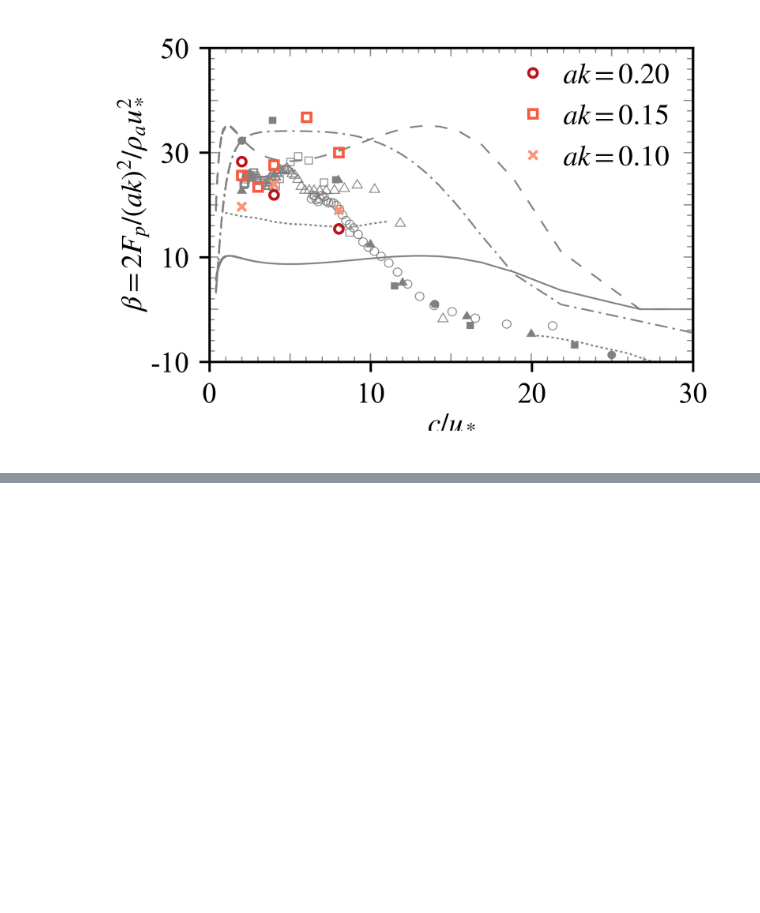
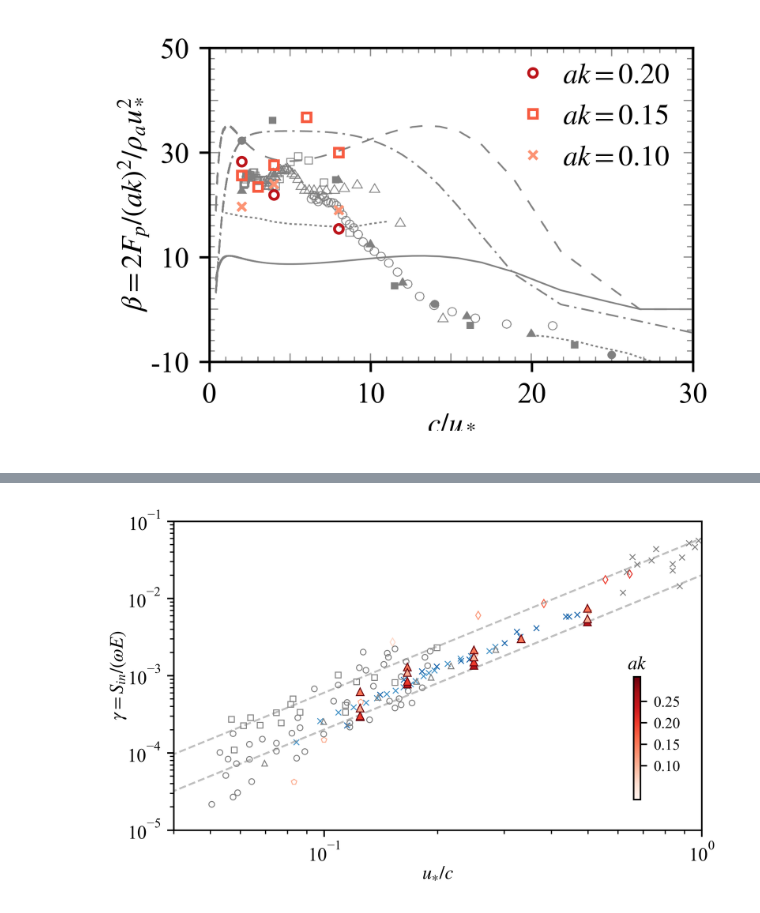
Before and after one commit to DeikeLab/jiarongw-postprocessing, a Jupyter notebook: jupyter_notebook/project_specific/turbulence/ComparisonLiterature.ipynb, the cells around one changed output, grey strips where cells are left out. Saved outputs shown, nothing was run; the diff lists cells and outputs as text; code cells hidden in the pictures; blank space fills up the shorter version.

```diff
--- a/jupyter_notebook/project_specific/turbulence/ComparisonLiterature.ipynb
+++ b/jupyter_notebook/project_specific/turbulence/ComparisonLiterature.ipynb
@@ -271,0 +273,87 @@ fig.savefig('figures_jfm/Melville_comp.eps', bbox_inches='tight', pad_inches=0.1
+# %%
+""" Plot the energy (but change the background!)"""
+fig = plt.figure(figsize=[5,3]); ax = plt.gca()
+
+""" All other data """
+# Kihara 2007
+Kihara = pd.read_csv('otherdata/beta/Kihara2007.csv', names=['CU', 'beta'], delimiter = ',')
+Kihara = Kihara.sort_values(by='CU', ascending=True)
+ax.plot(1/Kihara.CU, Kihara.beta/Kihara.CU**2/850, marker='p', mfc='none',
+        lw=0, markersize=3, markeredgewidth=0.5, color=cmap(33), alpha=1)
+# Yang 2013: LES with broadband spectrum
+Yang2013_CU6 = pd.read_csv('otherdata/beta/Yang2013_CU6.csv', names=['CU', 'beta'], delimiter = ',')
+Yang2013_CU10 = pd.read_csv('otherdata/beta/Yang2013_CU10.csv', names=['CU', 'beta'], delimiter = ',')
+ax.plot(1/Yang2013_CU6['CU'], Yang2013_CU6['beta']/Yang2013_CU6['CU']**2/850, marker='x', mfc='none',
+        lw=0, markersize=3, markeredgewidth=0.5, color=cmap(15), alpha=1)
+ax.plot(1/Yang2013_CU10['CU'], Yang2013_CU10['beta']/Yang2013_CU10['CU']**2/850, marker='x', mfc='none',
+        lw=0, markersize=3, markeredgewidth=0.5, color=cmap(13), alpha=1)
+# Buckley 2020
+UC = np.array((0.152,0.256,0.382,0.556,0.645))
+beta = np.array((0.017, 0.038, 0.054, 0.11, 0.13))
+ak = np.array((0.06, 0.12, 0.17, 0.2, 0.21)) # color value 0.2 ->
+for (UC_,beta_,ak_) in zip(UC,beta,ak):
+    cchoice = plt.get_cmap('Reds')((ak_-0.075)/(0.25-0.075)*0.6+0.2) ### RESCALE!
+    plt.plot(UC_, beta_/2/np.pi, marker='d', mfc='none',
+             lw=0, markersize=3, markeredgewidth=0.5, color=cchoice)
+# Add color bar
+
+# Plants 1982 compiled
+# Shemdin 1967, triangle
+UC = np.array((0.285,0.217,0.192,0.176,0.139,0.0998,0.0696))
+beta = np.array((0.0137,0.00843,0.00599,0.00532,0.00330,0.00160,0.000464))
+ax.plot(UC, beta/2/np.pi, marker='^', mfc='none',
+        lw=0, markersize=3, markeredgewidth=0.5, color='gray', alpha=1)
+# Snyder 1981, open circle
+Snyder1 = pd.read_csv('otherdata/beta/Snyder1981_fixed.csv', names=['UC', 'beta'], delimiter = ',')
+ax.plot(Snyder1.UC, Snyder1.beta/2/np.pi, marker='o', mfc='none',
+        lw=0, markersize=3, markeredgewidth=0.5, color='gray', alpha=1)
+# Snyder 1981, open square
+Snyder2 = pd.read_csv('otherdata/beta/Snyder1981_follow.csv', names=['UC', 'beta'], delimiter = ',')
+ax.plot(Snyder2.UC, Snyder2.beta/2/np.pi, marker='s', mfc='none',
+        lw=0, markersize=3, markeredgewidth=0.5, color='gray', alpha=1)
+# Wu 1979
+Wu = pd.read_csv('otherdata/beta/Wu1979.csv', names=['UC', 'beta'], delimiter = ',')
+ax.plot(Wu.UC, Wu.beta/2/np.pi, marker='x', mfc='none',
+        lw=0, markersize=3, markeredgewidth=0.5, color='gray', alpha=1)
+
+# Plant's estimation
+# β = (0.04 ± 0.02)(u∗/c)2
+UC = 10**(np.linspace(-2,0,100))
+plt.plot(UC, 0.06*UC**2, '--', lw=1, c='gray', alpha=0.5)
+plt.plot(UC, 0.02*UC**2, '--', lw=1, c='gray', alpha=0.5)
+
+
+for case in (case14,case15,case18,case16):
+    p1, = ax.plot(case.ustar/case.wave.c, case.Fp_aver*case.wave.c/case.E_rms[0]/case.wave.omega, marker='^',
+                  lw=0, markersize=4, mfc=cmap(39), color=plt.get_cmap('Reds')(0.99), alpha = 1, markeredgewidth=0.5)
+for case in (case1,case2,case19,case3):
+    p1, = ax.plot(case.ustar/case.wave.c, case.Fp_aver*case.wave.c/case.E_rms[0]/case.wave.omega, marker='^',
+                  lw=0, markersize=4, mfc=cmap(37), color=plt.get_cmap('Reds')(0.99), alpha = 1, markeredgewidth=0.5)
+for case in (case7,case9,case8,case10,case11):
+    p3, = ax.plot(case.ustar/case.wave.c, case.Fp_aver*case.wave.c/case.E_rms[0]/case.wave.omega, marker='^',
+                  lw=0, markersize=4, mfc=cmap(35), color=plt.get_cmap('Reds')(0.99), alpha = 1, markeredgewidth=0.5)
+for case in (case4,case5,case17,case6):
+    p5, = ax.plot(case.ustar/case.wave.c, case.Fp_aver*case.wave.c/case.E_rms[0]/case.wave.omega, marker='^',
+                  lw=0, markersize=4, mfc=cmap(33), color=plt.get_cmap('Reds')(0.99), alpha = 1, markeredgewidth=0.5)
+
+
+ratio = (0.25-0.1)/(0.6*7/8) # ak per unit colour
+vmin = 0.1 - ratio*(0.2+0.6*1/8)
+vmax = 0.25 + ratio*0.2
+print(vmin,vmax)
+ax2  = fig.add_axes([0.8,0.20,0.01,0.3])
+norm = mpl.colors.Normalize(vmin=vmin,vmax=vmax)
+cbar = mpl.colorbar.ColorbarBase(ax2,cmap='Reds',norm=norm,orientation='vertical',ticks=(0.1,0.15,0.2,0.25))
+cbar.ax.text(0.5, 1.1, r'$ak$', ha='center', va='center', transform=cbar.ax.transAxes)
+ax2.tick_params(axis='both', which='major', labelsize=8)
+
+ax.set_xlabel(r'$u_{\ast}/c$', labelpad=0)
+ax.set_ylabel(r'$\gamma = S_{in}/(\omega E)$', labelpad=0)
+ax.set_xlim([0.04, 1])
+ax.set_xscale('log')
+ax.set_ylim([0.00001, 0.1])
+ax.set_yscale('log')
+# fig.savefig(path+'Melville_comp.pdf', bbox_inches='tight', pad_inches=0.1)
+fig.savefig('figures_jfm/Growthrate_comp.pdf', bbox_inches='tight')
+fig.savefig('figures_jfm/Growthrate_comp.eps', bbox_inches='tight')
+# %% [output]
@@ -271,0 +362 @@ fig.savefig('figures_jfm/Melville_comp.eps', bbox_inches='tight', pad_inches=0.1
+[figure, added]
```
Also changed, not shown: parts of 9 cells of this notebook, 15 other files.
